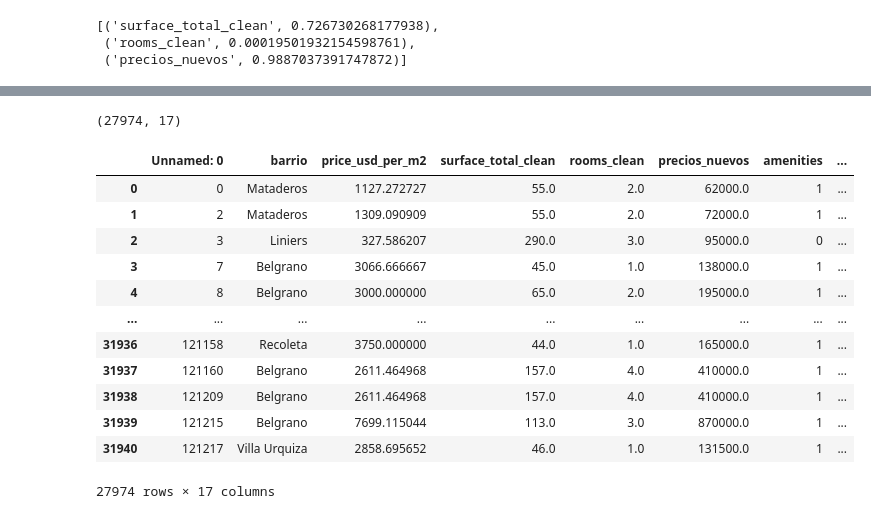
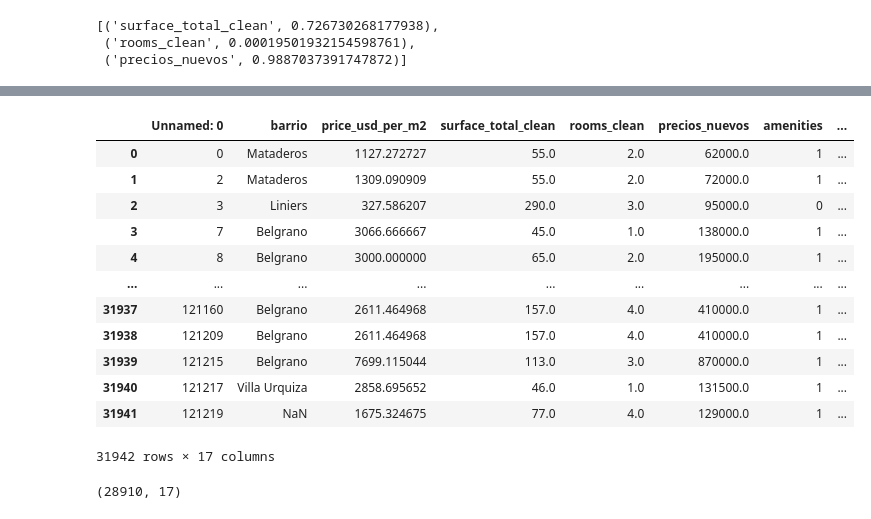
Before and after one commit to juansv2k2/property-price-analysis, a Jupyter notebook: tp_parte2.ipynb, the cells around one changed output, grey strips where cells are left out. Cells and saved outputs as stored; diff of their text form; code cells hidden in the pictures.

```diff
--- a/tp_parte2.ipynb
+++ b/tp_parte2.ipynb
@@ -344,32 +344,32 @@ R2: 0.9840928622568228
 # %%
 #Se observa que el R2 mejora levemente
+# %%
+properatti_df_bsas
+# %% [output]
+|  | Unnamed: 0 | barrio | price_usd_per_m2 | surface_total_clean | rooms_clean | precios_nuevos | amenities | ... |
+| 0 | 0 | Mataderos | 1127.272727 | 55.0 | 2.0 | 62000.0 | 1 | ... |
+| 1 | 2 | Mataderos | 1309.090909 | 55.0 | 2.0 | 72000.0 | 1 | ... |
+| 2 | 3 | Liniers | 327.586207 | 290.0 | 3.0 | 95000.0 | 0 | ... |
+| 3 | 7 | Belgrano | 3066.666667 | 45.0 | 1.0 | 138000.0 | 1 | ... |
+| 4 | 8 | Belgrano | 3000.000000 | 65.0 | 2.0 | 195000.0 | 1 | ... |
+| ... | ... | ... | ... | ... | ... | ... | ... | ... |
+| 31937 | 121160 | Belgrano | 2611.464968 | 157.0 | 4.0 | 410000.0 | 1 | ... |
+| 31938 | 121209 | Belgrano | 2611.464968 | 157.0 | 4.0 | 410000.0 | 1 | ... |
+| 31939 | 121215 | Belgrano | 7699.115044 | 113.0 | 3.0 | 870000.0 | 1 | ... |
+| 31940 | 121217 | Villa Urquiza | 2858.695652 | 46.0 | 1.0 | 131500.0 | 1 | ... |
+| 31941 | 121219 | NaN | 1675.324675 | 77.0 | 4.0 | 129000.0 | 1 | ... |
+31942 rows × 17 columns
 # %%
 # Filtrado de nulls en filas con valores numericos.
 # Me quedo solo con las filas que tengan las tres columnas numericas con valores no nulos
 
-numericals = ["surface_total_clean", "rooms_clean", "precios_nuevos"]
-no_numericals = ["estacionamiento", "sum", "pileta", "parrilla", "gimnasio", "lavadero", "solarium", "quincho", "baulera", "terraza"]
+numericos = ["surface_total_clean", "rooms_clean", "precios_nuevos" ]
+no_numericos = ["estacionamiento", "sum", "amenities", "pileta", "parrilla", "gimnasio", "lavadero", "solarium", "quincho", "baulera", "terraza"]
 
-columns_to_check = ['barrio', 'price_usd_per_m2', 'surface_total_clean', 'rooms_clean', 'precios_nuevos', 'amenities', 'estacionamiento', 'sum', 'pileta', 'parrilla', 'gimnasio', 'lavadero', 'solarium', 'quincho', 'baulera', 'terraza']
-
-mask = properatti_df_bsas[columns_to_check].notna().all(axis=1)
+mask = properatti_df_bsas[numericos].notna().all(axis=1)
 
 properatti_no_nulls = properatti_df_bsas[mask]
 
 print(properatti_no_nulls.shape)
-properatti_no_nulls
 # %% [output]
-(27974, 17)
+(28910, 17)
-|  | Unnamed: 0 | barrio | price_usd_per_m2 | surface_total_clean | rooms_clean | precios_nuevos | amenities | ... |
-| 0 | 0 | Mataderos | 1127.272727 | 55.0 | 2.0 | 62000.0 | 1 | ... |
-| 1 | 2 | Mataderos | 1309.090909 | 55.0 | 2.0 | 72000.0 | 1 | ... |
-| 2 | 3 | Liniers | 327.586207 | 290.0 | 3.0 | 95000.0 | 0 | ... |
-| 3 | 7 | Belgrano | 3066.666667 | 45.0 | 1.0 | 138000.0 | 1 | ... |
-| 4 | 8 | Belgrano | 3000.000000 | 65.0 | 2.0 | 195000.0 | 1 | ... |
-| ... | ... | ... | ... | ... | ... | ... | ... | ... |
-| 31936 | 121158 | Recoleta | 3750.000000 | 44.0 | 1.0 | 165000.0 | 1 | ... |
-| 31937 | 121160 | Belgrano | 2611.464968 | 157.0 | 4.0 | 410000.0 | 1 | ... |
-| 31938 | 121209 | Belgrano | 2611.464968 | 157.0 | 4.0 | 410000.0 | 1 | ... |
-| 31939 | 121215 | Belgrano | 7699.115044 | 113.0 | 3.0 | 870000.0 | 1 | ... |
-| 31940 | 121217 | Villa Urquiza | 2858.695652 | 46.0 | 1.0 | 131500.0 | 1 | ... |
-27974 rows × 17 columns
```
Also changed, not shown: parts of 16 cells of this notebook.
